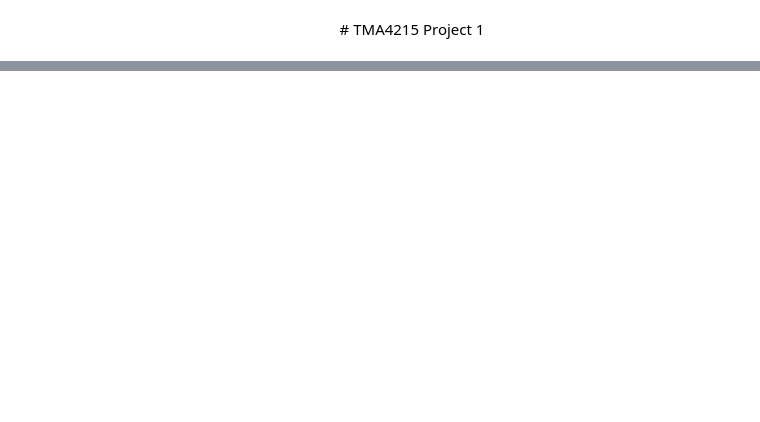
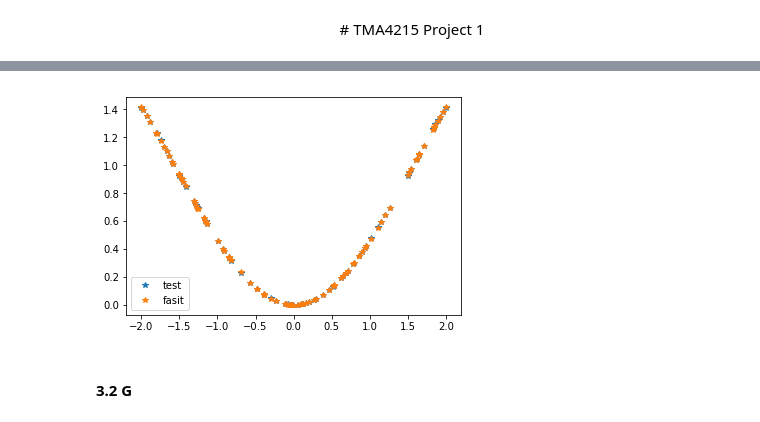
Before and after one commit to vivekapriyas/Function_Neural_Network, a Jupyter notebook: Project2.ipynb, the cells around one changed output, grey strips where cells are left out. Cells and saved outputs as stored; diff of their text form; code cells hidden in the pictures; blank space fills up the shorter version.

```diff
--- a/Project2.ipynb
+++ b/Project2.ipynb
@@ -202,0 +259,2 @@ def trainingAlgorithm(K, d, h, tau, Y0, c, eta, sigma, eta_div, sigma_div, N, op
+# %%
+W_Fr,b_Fr,omega_Fr,mu_Fr,ypsilon_Fr = readParams(K_F, d_F, I_F, filename='trainingParams_F.txt')
@@ -203 +267,26 @@ def trainingAlgorithm(K, d, h, tau, Y0, c, eta, sigma, eta_div, sigma_div, N, op
+# %%
+#testing with F(y)
+YTest_F = np.random.uniform(-2,2,(1,I_F))
+cTest_F = F(YTest_F)
+
+YTest_F_tilde, aYTest_F, bYTest_F = scale(YTest_F)
+cTest_F_tilde, acTest_F, bcTest_F = scale(cTest_F)
+
+zero = np.zeros_like(YTest_F)
+
+ZTest_F = getZ(np.vstack((YTest_F_tilde,zero)), W_Fr, b_Fr, K_F, d_F, I_F, h, sigma)
+ypsilonTest_F_tilde = getYpsilon(ZTest_F, omega_Fr, mu_Fr, K_F, eta)
+
+
+ypsilonTest_F = inverseScale(ypsilonTest_F_tilde, acTest_F, bcTest_F)
+
+plt.figure()
+plt.plot(YTest_F[0], ypsilonTest_F, "*", label = "test")
+plt.plot(YTest_F[0], cTest_F[0], "*", label = "fasit")
+plt.legend()
+plt.show()
+# %% [output]
+[figure, added]
+# %% [markdown]
+#### 3.2 G
 # %%
```
Also changed, not shown: parts of 33 cells of this notebook, 4 other files.
